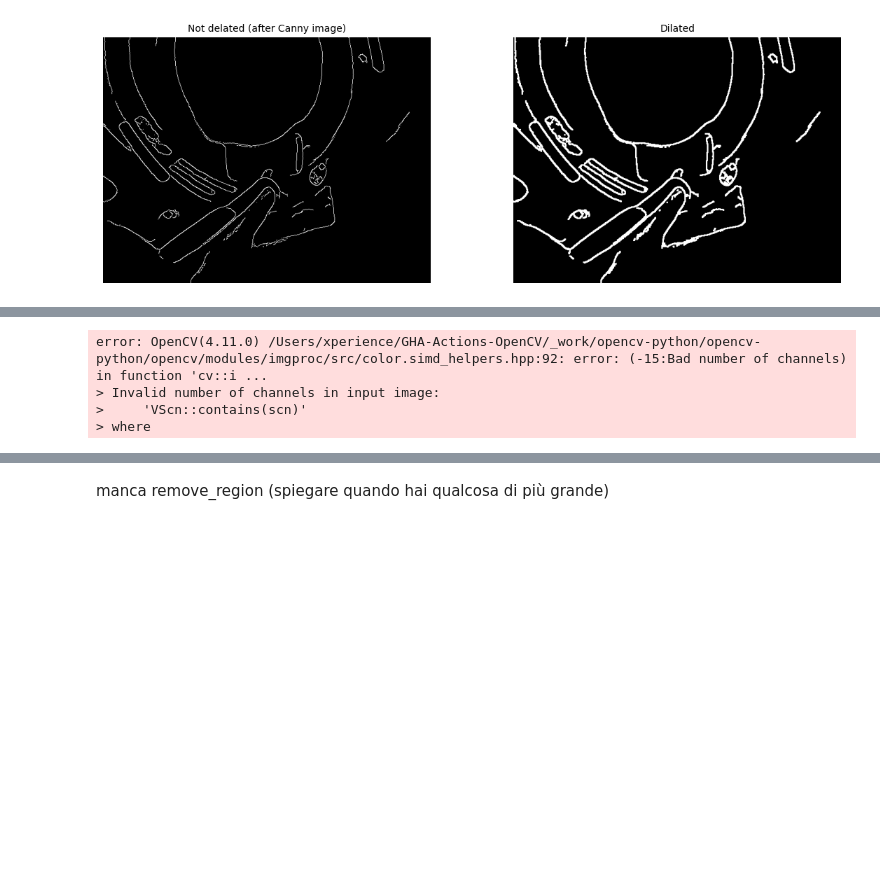
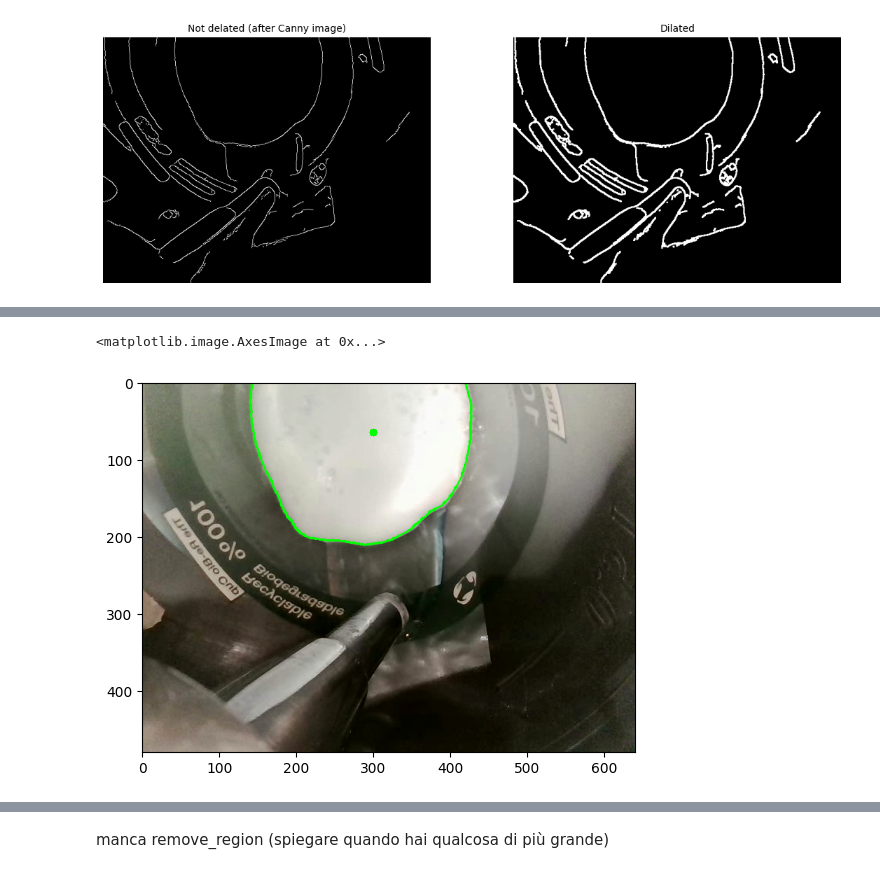
Before and after one commit to aledevv/beer-segmenter, a Jupyter notebook: beer_segmenter.ipynb, the cells around one changed output, grey strips where cells are left out. Drawn from its saved outputs; the diff is of its cells as text; code cells hidden in the pictures; blank space fills up the shorter version.

```diff
--- a/beer_segmenter.ipynb
+++ b/beer_segmenter.ipynb
@@ -182,16 +192,13 @@ def find_inner_contour(edges, center, num_rays=360):
 # %%
 # Find the inner contour of the ellipse
 center = (300, 65)
-ellipse_contour = find_inner_contour(img_canny, center=center)
+ellipse_contour = find_inner_contour(dilated_img, center=center)
 
 #show
 img = frame.copy()
-img = cv2.cvtColor(img, cv2.COLOR_GRAY2BGR)
 img = cv2.circle(img, center, 5, (0, 255, 0), -1)
 img = cv2.drawContours(img, [ellipse_contour], -1, (0, 255, 0), 2)
 plt.imshow(img)
 # %% [output]
-error: OpenCV(4.11.0) /Users/xperience/GHA-Actions-OpenCV/_work/opencv-python/opencv-python/opencv/modules/imgproc/src/color.simd_helpers.hpp:92: error: (-15:Bad number of channels) in function 'cv::i ...
-> Invalid number of channels in input image:
->     'VScn::contains(scn)'
-> where
+<matplotlib.image.AxesImage at 0x...>
+[figure, added]
```
Also changed, not shown: parts of 8 cells of this notebook, 1 other file.
